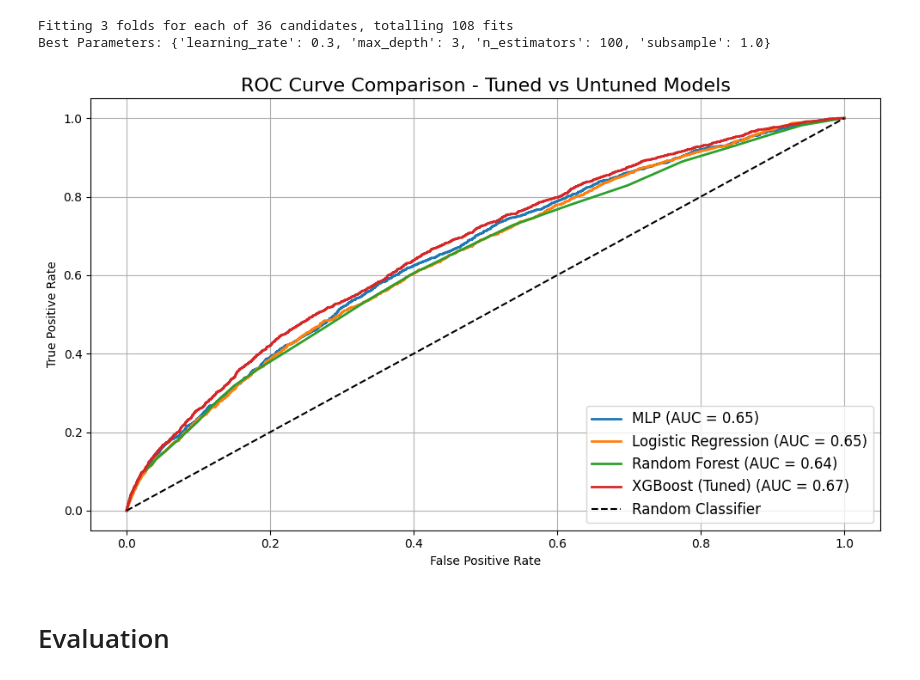
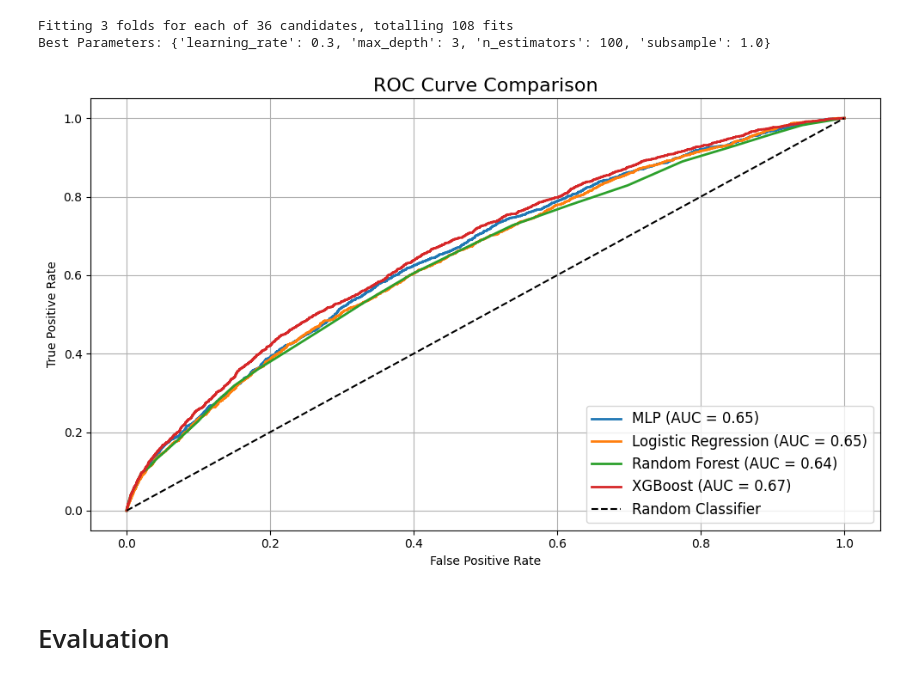
Before and after one commit to ICAI-IMAT-XAI/final-project-adrianlopezlanchares, a Jupyter notebook: notebooks/main.ipynb, the cells around one changed output. Cells and saved outputs as stored; diff of their text form; code cells hidden in the pictures.

```diff
--- a/notebooks/main.ipynb
+++ b/notebooks/main.ipynb
@@ -340,36 +340,36 @@ Best Parameters: {'learning_rate': 0.3, 'max_depth': 3, 'n_estimators': 100, 'su
 mlp_fpr, mlp_tpr, _ = roc_curve(y_test, mlp_probs)
 lr_fpr, lr_tpr, _ = roc_curve(y_test, lr_probs)
 rf_fpr, rf_tpr, _ = roc_curve(y_test, rf_probs)
 xgb_tuned_fpr, xgb_tuned_tpr, _ = roc_curve(y_test, xgb_probs)
 
 mlp_auc = auc(mlp_fpr, mlp_tpr)
 lr_auc = auc(lr_fpr, lr_tpr)
 rf_auc = auc(rf_fpr, rf_tpr)
 xgb_tuned_auc = auc(xgb_tuned_fpr, xgb_tuned_tpr)
 
 plt.figure(figsize=(10, 6))
 
 plt.plot(mlp_fpr, mlp_tpr, label=f"MLP (AUC = {mlp_auc:.2f})", linewidth=2)
 plt.plot(lr_fpr, lr_tpr, label=f"Logistic Regression (AUC = {lr_auc:.2f})", linewidth=2)
 plt.plot(rf_fpr, rf_tpr, label=f"Random Forest (AUC = {rf_auc:.2f})", linewidth=2)
 plt.plot(
     xgb_tuned_fpr,
     xgb_tuned_tpr,
-    label=f"XGBoost (Tuned) (AUC = {xgb_tuned_auc:.2f})",
+    label=f"XGBoost (AUC = {xgb_tuned_auc:.2f})",
     linewidth=2,
 )
 
 plt.plot([0, 1], [0, 1], "k--", label="Random Classifier")
 
-plt.title("ROC Curve Comparison - Tuned vs Untuned Models", fontsize=16)
+plt.title("ROC Curve Comparison", fontsize=16)
 plt.xlabel("False Positive Rate")
 plt.ylabel("True Positive Rate")
 plt.legend(loc="lower right", fontsize=12)
 plt.grid(True)
 plt.tight_layout()
 plt.show()
 # %% [output]
-[figure, old version]
+[figure, new version]
 # %% [markdown]
 # Evaluation
 # %%
```
Also changed, not shown: parts of 1 cell of this notebook.
